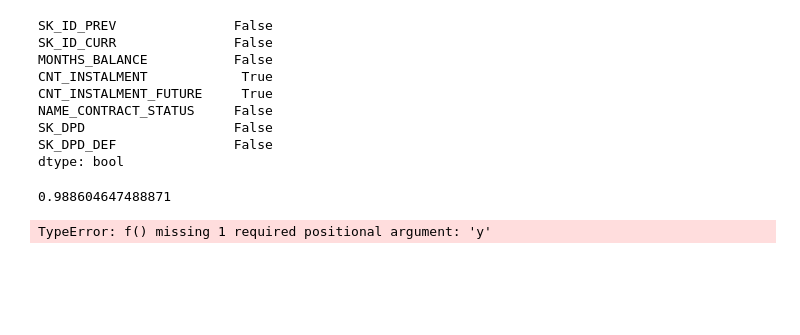
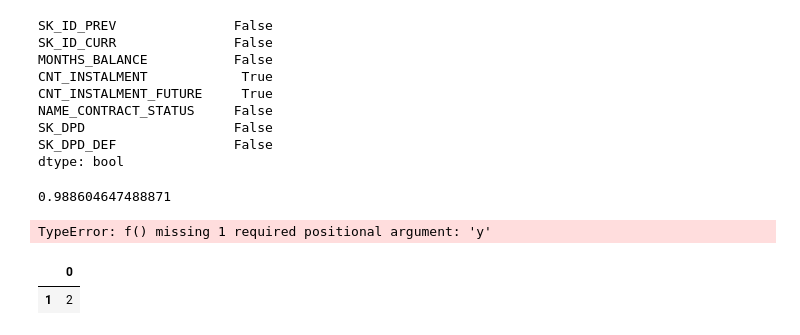
Before and after one commit to wluo-personal/AlphaBoosting, a Jupyter notebook: home_credit/haoyan/test.ipynb, the cells around one changed output. Drawn from its saved outputs; the diff is of its cells as text; code cells hidden in the pictures; blank space fills up the shorter version.

```diff
--- a/home_credit/haoyan/test.ipynb
+++ b/home_credit/haoyan/test.ipynb
@@ -388,3 +288,9 @@ def f(x,y):
 f({'x':1,'y':2})
 # %% [output]
 TypeError: f() missing 1 required positional argument: 'y'
+# %%
+x = pd.DataFrame([[1],[2]])
+x.sample(frac=0.5, random_state=0)
+# %% [output]
+|  | 0 |
+| 1 | 2 |
```
Also changed, not shown: parts of 11 cells of this notebook, 3 other files.
